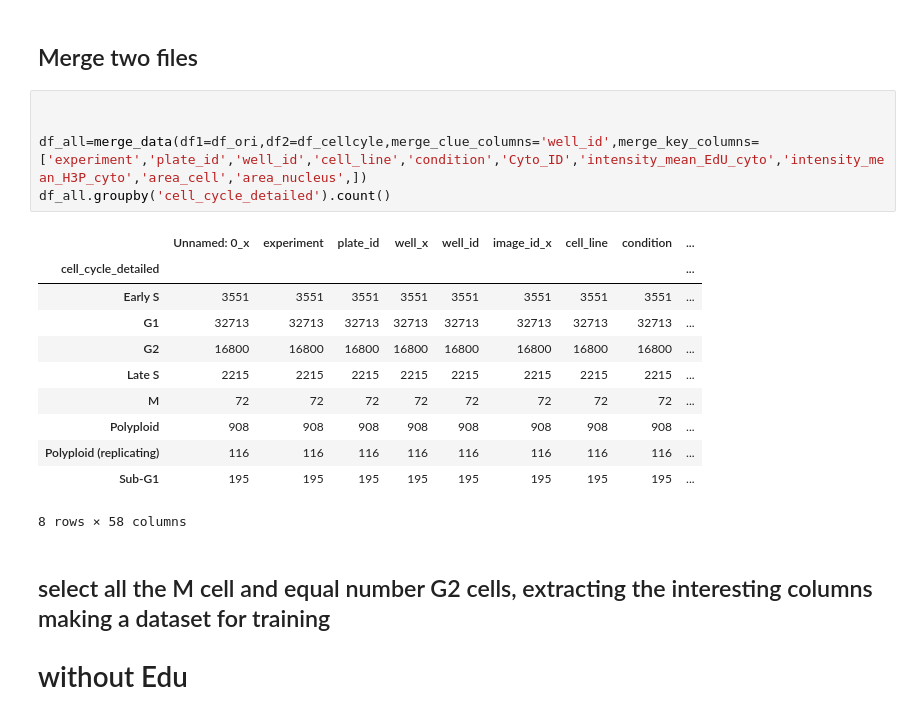
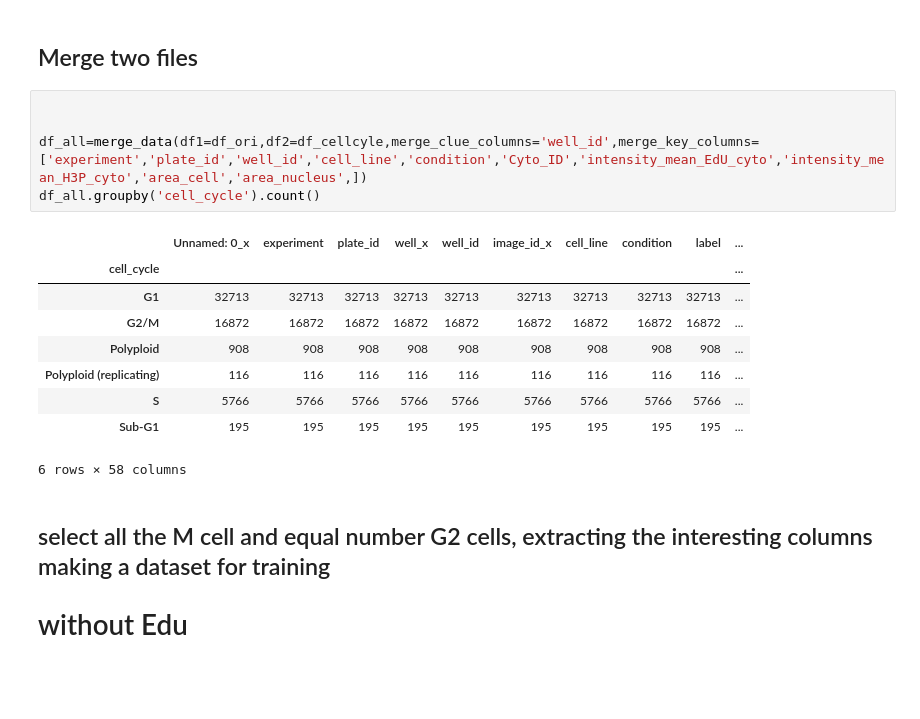
Before and after one commit to HocheggerLab/Omero_Screen, a Jupyter notebook: cellcycle_analysis_files/mitotic-classification_02_02.ipynb, the cells around one changed output. Drawn from its saved outputs; the diff is of its cells as text; blank space fills up the shorter version.

```diff
--- a/cellcycle_analysis_files/mitotic-classification_02_02.ipynb
+++ b/cellcycle_analysis_files/mitotic-classification_02_02.ipynb
@@ -24,20 +24,18 @@ df_cellcyle.groupby('cell_cycle_detailed').count()
 # %%
 
 
 df_all=merge_data(df1=df_ori,df2=df_cellcyle,merge_clue_columns='well_id',merge_key_columns=['experiment','plate_id','well_id','cell_line','condition','Cyto_ID','intensity_mean_EdU_cyto','intensity_mean_H3P_cyto','area_cell','area_nucleus',])
-df_all.groupby('cell_cycle_detailed').count()
+df_all.groupby('cell_cycle').count()
 # %% [output]
-|  | Unnamed: 0_x | experiment | plate_id | well_x | well_id | image_id_x | cell_line | condition | ... |
-| cell_cycle_detailed |  |  |  |  |  |  |  |  | ... |
-| Early S | 3551 | 3551 | 3551 | 3551 | 3551 | 3551 | 3551 | 3551 | ... |
-| G1 | 32713 | 32713 | 32713 | 32713 | 32713 | 32713 | 32713 | 32713 | ... |
-| G2 | 16800 | 16800 | 16800 | 16800 | 16800 | 16800 | 16800 | 16800 | ... |
-| Late S | 2215 | 2215 | 2215 | 2215 | 2215 | 2215 | 2215 | 2215 | ... |
-| M | 72 | 72 | 72 | 72 | 72 | 72 | 72 | 72 | ... |
-| Polyploid | 908 | 908 | 908 | 908 | 908 | 908 | 908 | 908 | ... |
-| Polyploid (replicating) | 116 | 116 | 116 | 116 | 116 | 116 | 116 | 116 | ... |
-| Sub-G1 | 195 | 195 | 195 | 195 | 195 | 195 | 195 | 195 | ... |
+|  | Unnamed: 0_x | experiment | plate_id | well_x | well_id | image_id_x | cell_line | condition | label | ... |
+| cell_cycle |  |  |  |  |  |  |  |  |  | ... |
+| G1 | 32713 | 32713 | 32713 | 32713 | 32713 | 32713 | 32713 | 32713 | 32713 | ... |
+| G2/M | 16872 | 16872 | 16872 | 16872 | 16872 | 16872 | 16872 | 16872 | 16872 | ... |
+| Polyploid | 908 | 908 | 908 | 908 | 908 | 908 | 908 | 908 | 908 | ... |
+| Polyploid (replicating) | 116 | 116 | 116 | 116 | 116 | 116 | 116 | 116 | 116 | ... |
+| S | 5766 | 5766 | 5766 | 5766 | 5766 | 5766 | 5766 | 5766 | 5766 | ... |
+| Sub-G1 | 195 | 195 | 195 | 195 | 195 | 195 | 195 | 195 | 195 | ... |
-8 rows × 58 columns
+6 rows × 58 columns
 # %% [markdown]
 ## select all the M cell and equal number G2 cells, extracting the interesting columns making a dataset for training
 # without Edu
```
Also changed, not shown: parts of 12 cells of this notebook, 1 other file.
